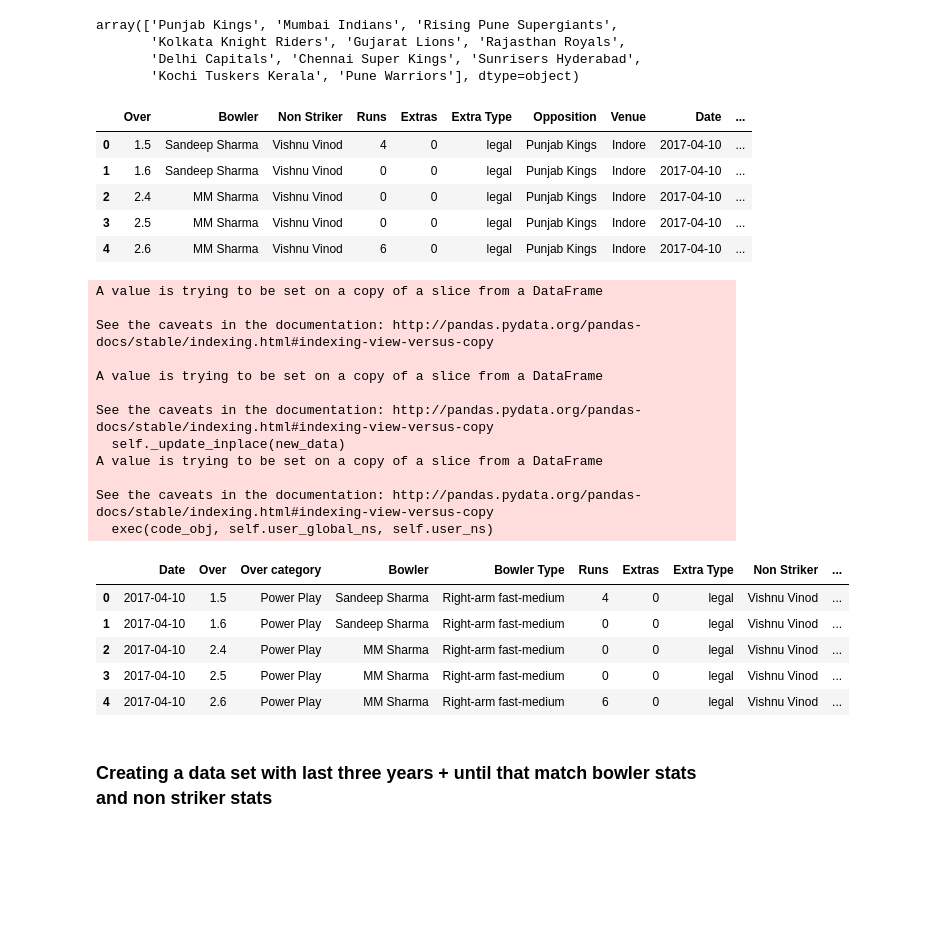
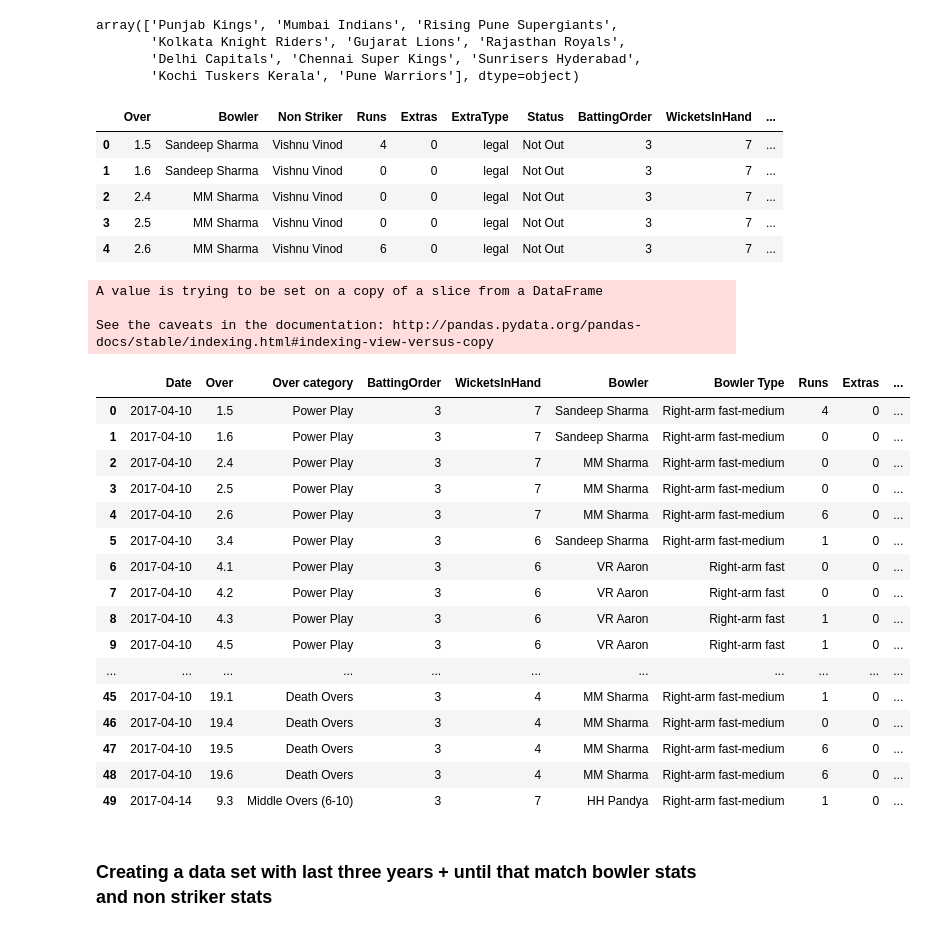
Before and after one commit to Koustubh2111/RCB_Batsman_analysis, a Jupyter notebook: ABDBatting_DataCleaning1_BowlerStats.ipynb, the cells around one changed output. Cells and saved outputs as stored; diff of their text form; code cells hidden in the pictures; blank space fills up the shorter version.

```diff
--- a/ABDBatting_DataCleaning1_BowlerStats.ipynb
+++ b/ABDBatting_DataCleaning1_BowlerStats.ipynb
@@ -45,11 +48,12 @@ array(['Punjab Kings', 'Mumbai Indians', 'Rising Pune Supergiants',
 #Load Bowler type
 #This was due to having three files and the recapthca problem
 #JOB: FIX recapthca
-with open('bowler_type_1.json') as f:
+path = os.getcwd() + '\\DataAfterScraping\\'
+with open(path + 'bowler_type_1.json') as f:
     bowler_type1 = json.load(f)
-with open('bowler_type_2.json') as f:
+with open(path + 'bowler_type_2.json') as f:
     bowler_type2 = json.load(f)
-with open('bowler_type_3.json') as f:
+with open(path + 'bowler_type_3.json') as f:
     bowler_type3 = json.load(f)
 bowler_type = bowler_type1 + bowler_type2 + bowler_type3
 #convert list of dicts into main dict
@@ -68,14 +72,14 @@ ABD_main['Over category'] = pd.cut(ABD_main['Over'], bins, labels=names)
 # %%
 ABD_main.head()
 # %% [output]
-|  | Over | Bowler | Non Striker | Runs | Extras | Extra Type | Opposition | Venue | Date | ... |
-| 0 | 1.5 | Sandeep Sharma | Vishnu Vinod | 4 | 0 | legal | Punjab Kings | Indore | 2017-04-10 | ... |
-| 1 | 1.6 | Sandeep Sharma | Vishnu Vinod | 0 | 0 | legal | Punjab Kings | Indore | 2017-04-10 | ... |
-| 2 | 2.4 | MM Sharma | Vishnu Vinod | 0 | 0 | legal | Punjab Kings | Indore | 2017-04-10 | ... |
-| 3 | 2.5 | MM Sharma | Vishnu Vinod | 0 | 0 | legal | Punjab Kings | Indore | 2017-04-10 | ... |
-| 4 | 2.6 | MM Sharma | Vishnu Vinod | 6 | 0 | legal | Punjab Kings | Indore | 2017-04-10 | ... |
+|  | Over | Bowler | Non Striker | Runs | Extras | ExtraType | Status | BattingOrder | WicketsInHand | ... |
+| 0 | 1.5 | Sandeep Sharma | Vishnu Vinod | 4 | 0 | legal | Not Out | 3 | 7 | ... |
+| 1 | 1.6 | Sandeep Sharma | Vishnu Vinod | 0 | 0 | legal | Not Out | 3 | 7 | ... |
+| 2 | 2.4 | MM Sharma | Vishnu Vinod | 0 | 0 | legal | Not Out | 3 | 7 | ... |
+| 3 | 2.5 | MM Sharma | Vishnu Vinod | 0 | 0 | legal | Not Out | 3 | 7 | ... |
+| 4 | 2.6 | MM Sharma | Vishnu Vinod | 6 | 0 | legal | Not Out | 3 | 7 | ... |
 # %%
-new_cols = ['Date', 'Over', 'Over category', 'Bowler', 'Bowler Type', 'Runs', 'Extras', 'Extra Type', \
+new_cols = ['Date', 'Over', 'Over category', 'BattingOrder', 'WicketsInHand', 'Bowler', 'Bowler Type', 'Runs', 'Extras', 'ExtraType', 'Status',  \
             'Non Striker', 'Opposition', 'Venue']
 ABD_main = ABD_main[new_cols]
 # %%
@@ -90,26 +94,28 @@ for bowler_missing_type, missing_type in \
 A value is trying to be set on a copy of a slice from a DataFrame
 
 See the caveats in the documentation: http://pandas.pydata.org/pandas-docs/stable/indexing.html#indexing-view-versus-copy
-
-A value is trying to be set on a copy of a slice from a DataFrame
-
-See the caveats in the documentation: http://pandas.pydata.org/pandas-docs/stable/indexing.html#indexing-view-versus-copy
-  self._update_inplace(new_data)
-A value is trying to be set on a copy of a slice from a DataFrame
-
-See the caveats in the documentation: http://pandas.pydata.org/pandas-docs/stable/indexing.html#indexing-view-versus-copy
-  exec(code_obj, self.user_global_ns, self.user_ns)
 # %%
 #ABD_main.drop(columns = 'Over', inplace = True)
 # %%
-ABD_main.head()
+ABD_main.head(50)
 # %% [output]
-|  | Date | Over | Over category | Bowler | Bowler Type | Runs | Extras | Extra Type | Non Striker | ... |
-| 0 | 2017-04-10 | 1.5 | Power Play | Sandeep Sharma | Right-arm fast-medium | 4 | 0 | legal | Vishnu Vinod | ... |
-| 1 | 2017-04-10 | 1.6 | Power Play | Sandeep Sharma | Right-arm fast-medium | 0 | 0 | legal | Vishnu Vinod | ... |
-| 2 | 2017-04-10 | 2.4 | Power Play | MM Sharma | Right-arm fast-medium | 0 | 0 | legal | Vishnu Vinod | ... |
-| 3 | 2017-04-10 | 2.5 | Power Play | MM Sharma | Right-arm fast-medium | 0 | 0 | legal | Vishnu Vinod | ... |
-| 4 | 2017-04-10 | 2.6 | Power Play | MM Sharma | Right-arm fast-medium | 6 | 0 | legal | Vishnu Vinod | ... |
+|  | Date | Over | Over category | BattingOrder | WicketsInHand | Bowler | Bowler Type | Runs | Extras | ... |
+| 0 | 2017-04-10 | 1.5 | Power Play | 3 | 7 | Sandeep Sharma | Right-arm fast-medium | 4 | 0 | ... |
+| 1 | 2017-04-10 | 1.6 | Power Play | 3 | 7 | Sandeep Sharma | Right-arm fast-medium | 0 | 0 | ... |
+| 2 | 2017-04-10 | 2.4 | Power Play | 3 | 7 | MM Sharma | Right-arm fast-medium | 0 | 0 | ... |
+| 3 | 2017-04-10 | 2.5 | Power Play | 3 | 7 | MM Sharma | Right-arm fast-medium | 0 | 0 | ... |
+| 4 | 2017-04-10 | 2.6 | Power Play | 3 | 7 | MM Sharma | Right-arm fast-medium | 6 | 0 | ... |
+| 5 | 2017-04-10 | 3.4 | Power Play | 3 | 6 | Sandeep Sharma | Right-arm fast-medium | 1 | 0 | ... |
+| 6 | 2017-04-10 | 4.1 | Power Play | 3 | 6 | VR Aaron | Right-arm fast | 0 | 0 | ... |
+| 7 | 2017-04-10 | 4.2 | Power Play | 3 | 6 | VR Aaron | Right-arm fast | 0 | 0 | ... |
+| 8 | 2017-04-10 | 4.3 | Power Play | 3 | 6 | VR Aaron | Right-arm fast | 1 | 0 | ... |
+| 9 | 2017-04-10 | 4.5 | Power Play | 3 | 6 | VR Aaron | Right-arm fast | 1 | 0 | ... |
+| ... | ... | ... | ... | ... | ... | ... | ... | ... | ... | ... |
+| 45 | 2017-04-10 | 19.1 | Death Overs | 3 | 4 | MM Sharma | Right-arm fast-medium | 1 | 0 | ... |
+| 46 | 2017-04-10 | 19.4 | Death Overs | 3 | 4 | MM Sharma | Right-arm fast-medium | 0 | 0 | ... |
+| 47 | 2017-04-10 | 19.5 | Death Overs | 3 | 4 | MM Sharma | Right-arm fast-medium | 6 | 0 | ... |
+| 48 | 2017-04-10 | 19.6 | Death Overs | 3 | 4 | MM Sharma | Right-arm fast-medium | 6 | 0 | ... |
+| 49 | 2017-04-14 | 9.3 | Middle Overs (6-10) | 3 | 7 | HH Pandya | Right-arm fast-medium | 1 | 0 | ... |
 # %%
 #Goal is prediction of a run based on overs - powerplay, middle overs, death overs (convert overs to categorical)
 #                                      bowler_type - available
```
Also changed, not shown: parts of 19 cells of this notebook.
